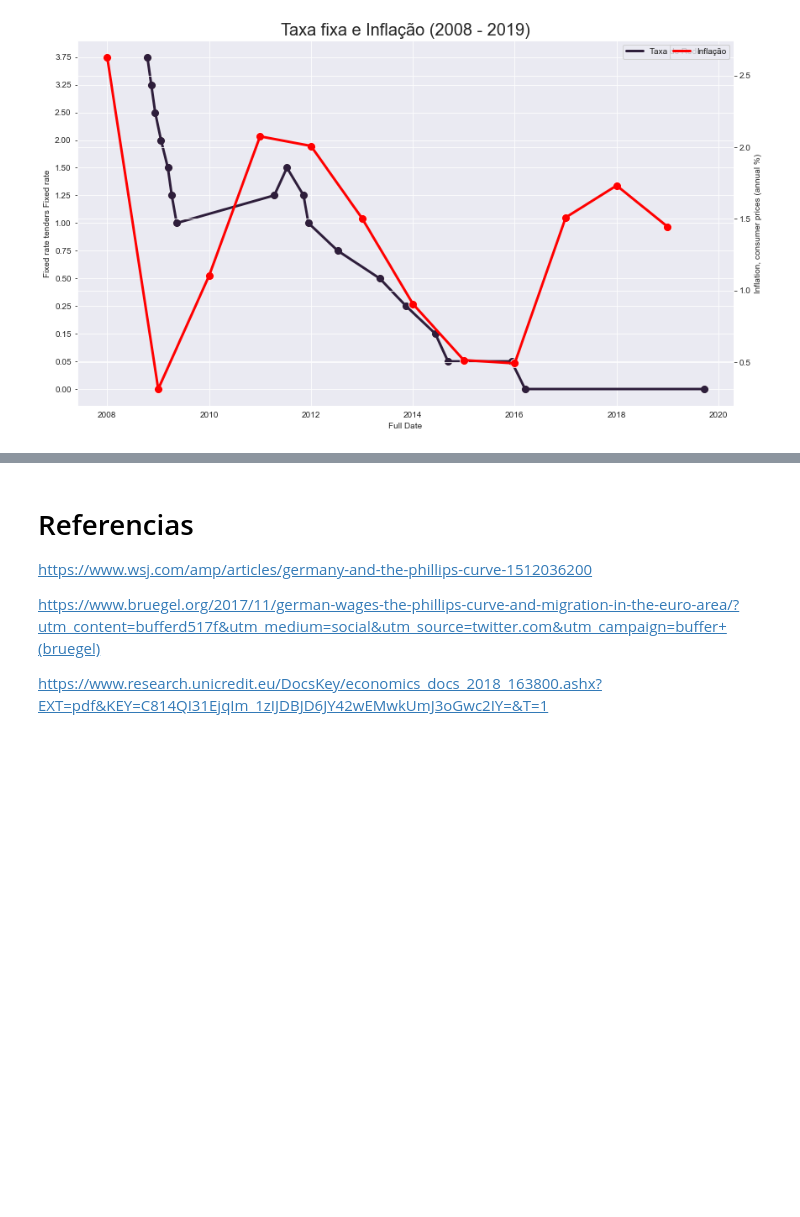
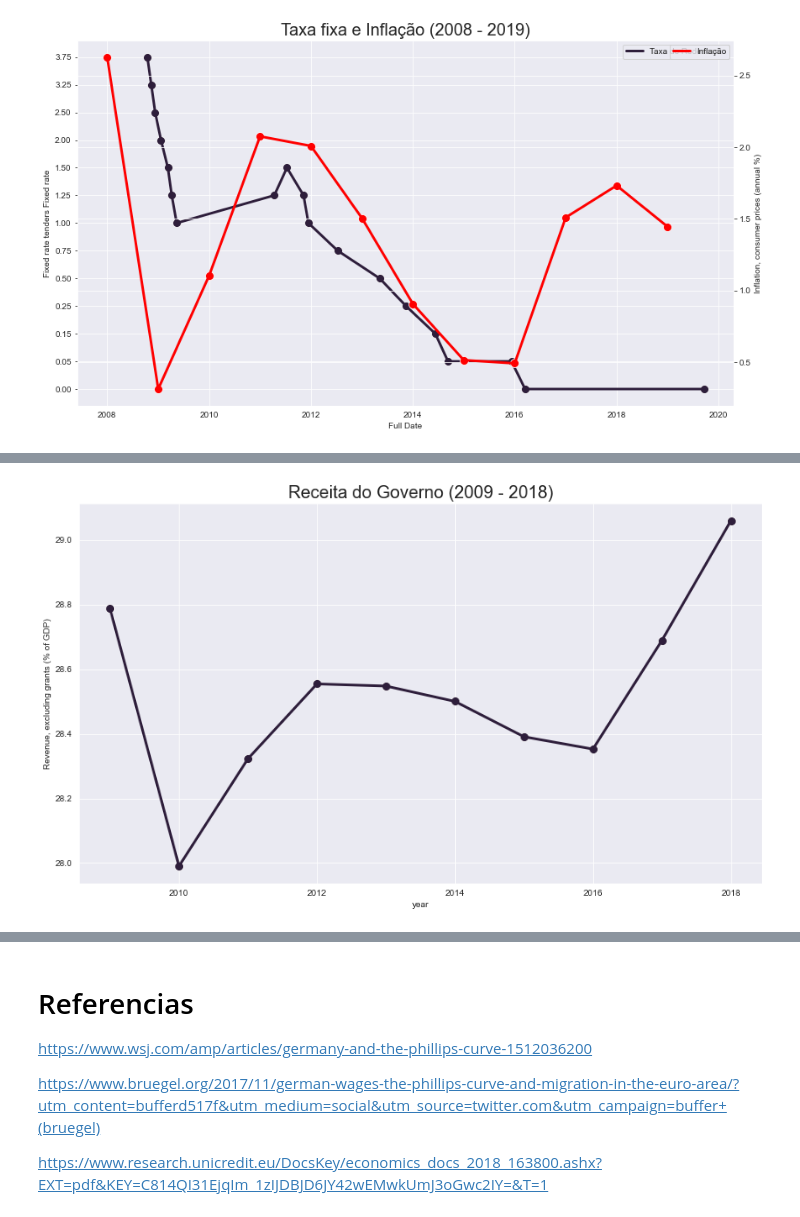
Before and after one commit to rmcnribeiro/T3_ECO-A, a Jupyter notebook: codigos/trabalho_3.ipynb, the cells around one changed output, grey strips where cells are left out. Saved outputs shown, nothing was run; the diff lists cells and outputs as text; code cells hidden in the pictures; blank space fills up the shorter version.

Commit message:
Mais graficos - Deficit publico, gasto publico e receita do governo

```diff
--- a/codigos/trabalho_3.ipynb
+++ b/codigos/trabalho_3.ipynb
@@ -53,11 +53,7 @@ colunas_interesse_4 = ["Inflation, consumer prices (annual %)",
 
 colunas_interesse_5 = ["Revenue, excluding grants (% of GDP)",
                        "Expense (% of GDP)",
-                       "Net lending (+) / net borrowing (-) (% of GDP)",
-                       "Central government debt, total (% of GDP)",
-                       "Deposit interest rate (%)",
-                       "Lending interest rate (%)",
-                       "Risk premium on lending (lending rate minus treasury bill rate, %)"]
+                       "Net lending (+) / net borrowing (-) (% of GDP)"]
 # %% [output]
 Colunas no dataset
 
@@ -824,0 +833,22 @@ plt.show()
+# %%
+#plt.xticks(df_interesse_agregado["Year"].values,rotation=30)
+
+g = sns.scatterplot(data=df_interesse[colunas_interesse_5 + ["year"]][:-1],
+                x="year",
+                y=colunas_interesse_5[0],
+                s=100,
+                legend= True)
+
+g2 = sns.lineplot(data = df_interesse[colunas_interesse_5 + ["year"]][:-1],
+                  x="year",
+                  y=colunas_interesse_5[0],
+                  linewidth=3,
+                  legend=True)
+
+g.set_title('Receita do Governo (2009 - 2018)', fontsize=20)
+
+plt.savefig('./../graficos/receita_governo.png')
+
+plt.show()
+# %% [output]
+[figure, added]
```
Also changed, not shown: parts of 6 cells of this notebook, 4 other files.
